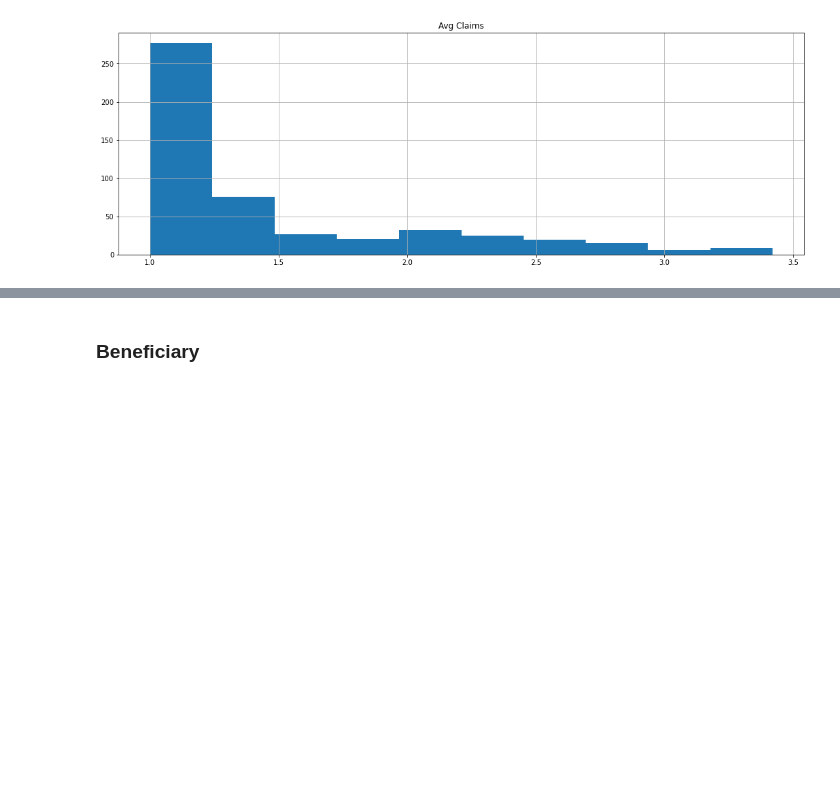
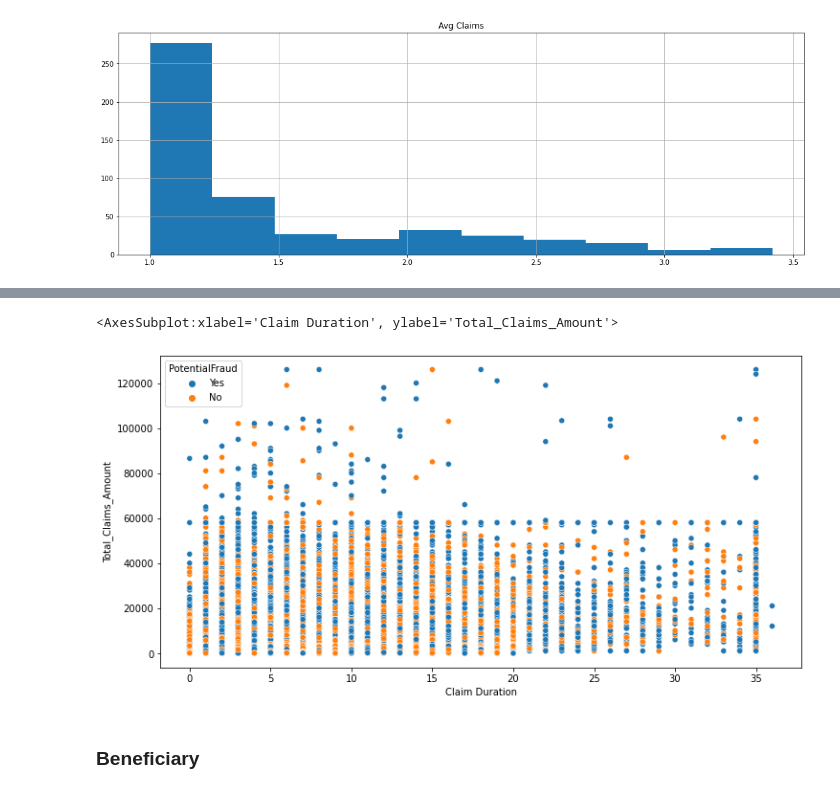
Before and after one commit to hedgekim/Healthcare-Fraud, a Jupyter notebook: Healthcare Fraud.ipynb, the cells around one changed output, grey strips where cells are left out. Cells and saved outputs as stored; diff of their text form; code cells hidden in the pictures; blank space fills up the shorter version.

Commit message:
Patient EDA
Add

```diff
--- a/Healthcare Fraud.ipynb
+++ b/Healthcare Fraud.ipynb
@@ -606,0 +652,2 @@ How are the service durations related to the total claim amounts, i.e. InscClaim
+# %%
+patients['Claim Duration'] = patients['Claim Duration'].astype('timedelta64[D]')
@@ -607,3 +674,8 @@ How are the service durations related to the total claim amounts, i.e. InscClaim
+# %%
+sns.scatterplot('Claim Duration', 'Total_Claims_Amount', data=patients, hue='PotentialFraud')
+# %% [output]
+<AxesSubplot:xlabel='Claim Duration', ylabel='Total_Claims_Amount'>
+[figure, added]
 # %% [markdown]
 ### Beneficiary
 # %%
```
Also changed, not shown: parts of 18 cells of this notebook, 1 other file.
